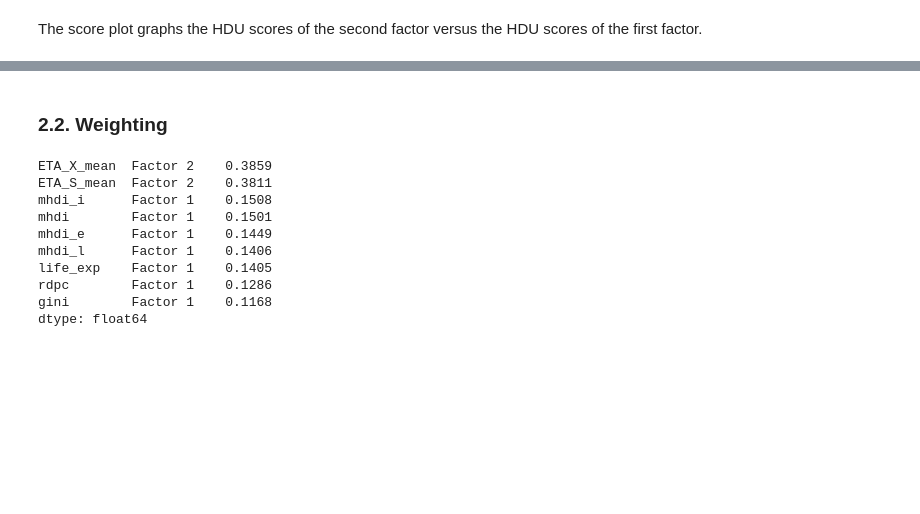
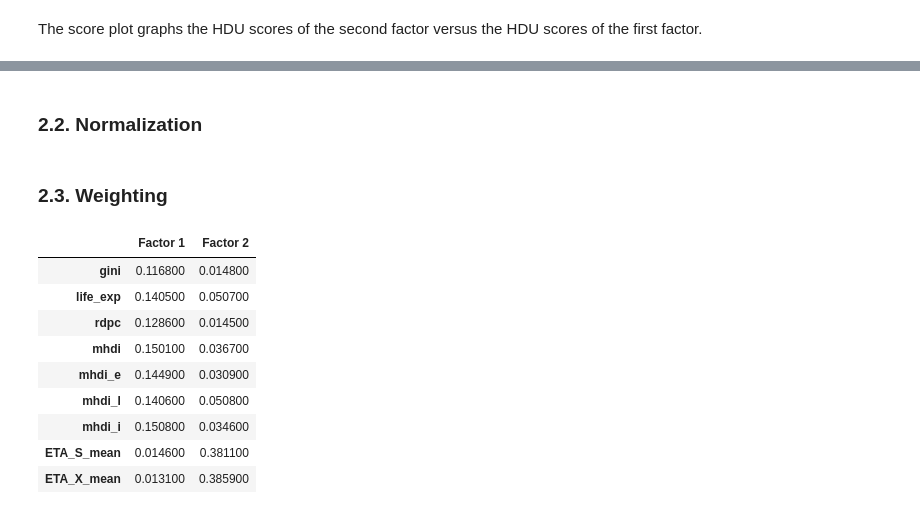
Before and after one commit to gisliany/uber-liveability-natal, a Jupyter notebook: indicator.ipynb, the cells around one changed output, grey strips where cells are left out. Cells and saved outputs as stored; diff of their text form; code cells hidden in the pictures; blank space fills up the shorter version.

```diff
--- a/indicator.ipynb
+++ b/indicator.ipynb
@@ -104,7 +103,7 @@ print((corr.abs() < 0.3).sum().sum()/corr.shape[0]**2)
 # %% [markdown]
 **Kaiser-Meyer-Olkin (KMO) test** measures the suitability of data for factor analysis. It determines the adequacy for each observed variable and for the complete model. KMO estimates the proportion of variance among all the observed variables and ranges between 0 and 1. In general, a KMO < 0.6 is considered inadequate.
 # %%
-def is_suitable_for_FA(df):
+def is_suitable_for_fa(df):
   chisquare, pvalue_bartlett = calculate_bartlett_sphericity(df)
   _, kmo_total = calculate_kmo(df)
 
@@ -178,7 +177,7 @@ def get_removable_features_by_loadings(fa: FactorAnalyzer, features, threshold =
 def perform_factor_analysis(df, i=1):
   print('ITERATION #{}'.format(i))
 
-  if (is_suitable_for_FA(df)):
+  if (is_suitable_for_fa(df)):
     n_factors = get_number_of_factors(df)
 
     fa = FactorAnalyzer(n_factors=n_factors, method='principal', rotation='varimax')
@@ -188,8 +187,7 @@ def perform_factor_analysis(df, i=1):
       get_removable_features('loadings', fa, df.columns)
     if len(cols_to_drop) > 0:
       return perform_factor_analysis(df.drop(columns=cols_to_drop, axis=1), i + 1)
-    else:
-      print_factors(fa, df.columns, n_factors)
+    print_factors(fa, df.columns, n_factors)
     return fa, df.columns, n_factors
 
 def print_factors(fa, features, n_factors):
@@ -267,2 +269,2 @@ posx and posy should be finite values
 # %% [markdown]
-### 2.2. Weighting
+### 2.2. Normalization
@@ -269 +277,3 @@ posx and posy should be finite values
+# %% [markdown]
+### 2.3. Weighting
 # %%
@@ -271,17 +285,24 @@ factor_loadings_df = pd.DataFrame(np.copy(fa.loadings_), columns=cols_factors, i
 for i, col in enumerate(factor_loadings_df.columns):
     squared_loadings = factor_loadings_df[col] ** 2
     factor_loadings_df[col] = np.round(squared_loadings/squared_loadings.sum(), 4)
-# %%
-largest = factor_loadings_df.stack().nlargest(factor_loadings_df.shape[0])
-largest
-# %% [output]
-ETA_X_mean  Factor 2    0.3859
-ETA_S_mean  Factor 2    0.3811
-mhdi_i      Factor 1    0.1508
-mhdi        Factor 1    0.1501
-mhdi_e      Factor 1    0.1449
-mhdi_l      Factor 1    0.1406
-life_exp    Factor 1    0.1405
-rdpc        Factor 1    0.1286
-gini        Factor 1    0.1168
-dtype: float64
+# %%
+%%skip $skip_cell
+
+def highlight_nlargest(s, largest):
+  if s in largest.values:
+    return 'background-color: #1a96d0; color: white'
+
+# get the n lasgest factor loadings, where n is the number of features selected during
+largest = factor_loadings_df.stack().nlargest(factor_loadings_df.shape[0])
+display(factor_loadings_df.style.applymap(highlight_nlargest, largest=largest))
+# %% [output]
+|  | Factor 1 | Factor 2 |
+| gini | 0.116800 | 0.014800 |
+| life_exp | 0.140500 | 0.050700 |
+| rdpc | 0.128600 | 0.014500 |
+| mhdi | 0.150100 | 0.036700 |
+| mhdi_e | 0.144900 | 0.030900 |
+| mhdi_l | 0.140600 | 0.050800 |
+| mhdi_i | 0.150800 | 0.034600 |
+| ETA_S_mean | 0.014600 | 0.381100 |
+| ETA_X_mean | 0.013100 | 0.385900 |
```
Also changed, not shown: parts of 14 cells of this notebook.
